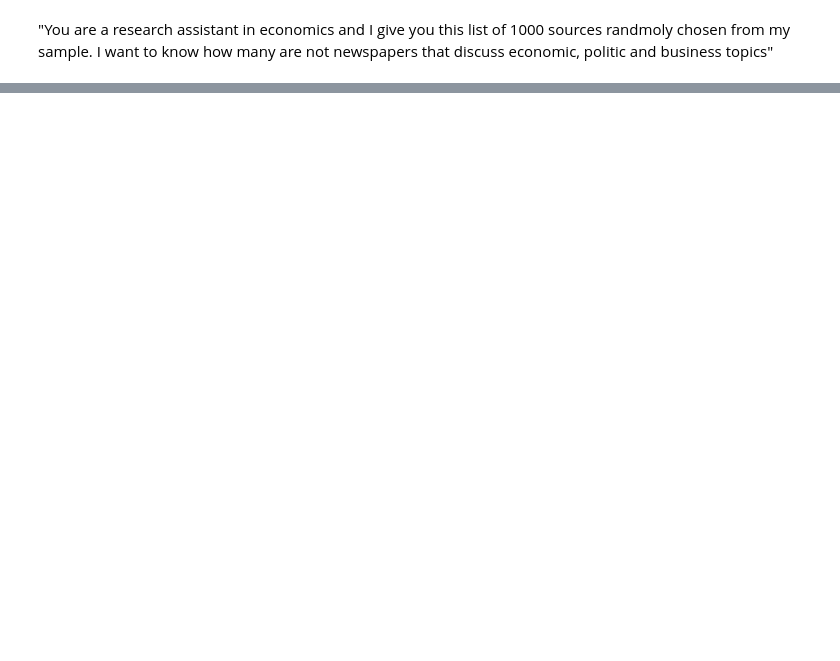
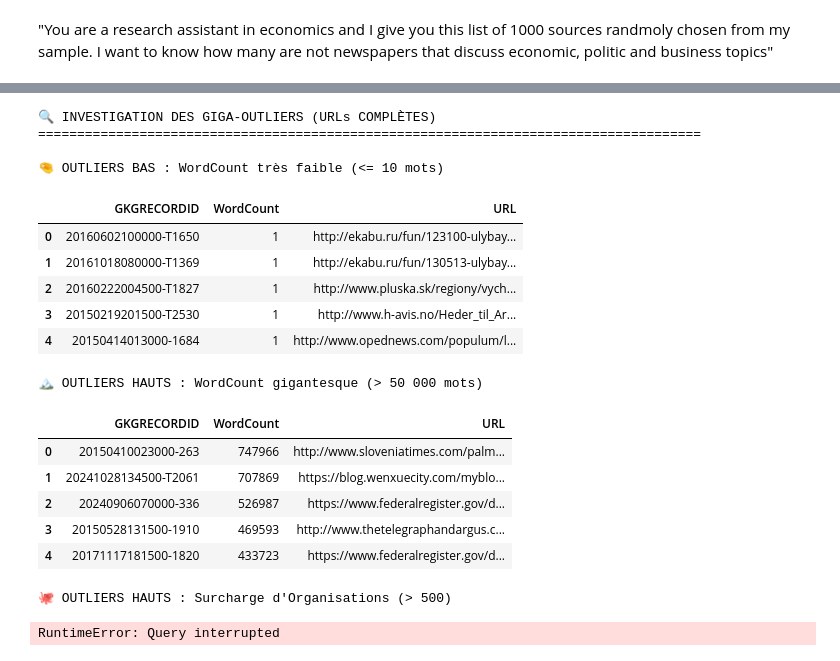
Before and after one commit to clucasmurex/gdelt, a Jupyter notebook: B_total_sources_analysis.ipynb, the cells around one changed output, grey strips where cells are left out. Cells and saved outputs as stored; diff of their text form; code cells hidden in the pictures; blank space fills up the shorter version.

```diff
--- a/B_total_sources_analysis.ipynb
+++ b/B_total_sources_analysis.ipynb
@@ -1230,0 +351,73 @@ display(
+# %%
+import pandas as pd
+
+print("🔍 INVESTIGATION DES GIGA-OUTLIERS (URLs COMPLÈTES)")
+print("="*85)
+
+# On demande temporairement à Pandas de ne pas tronquer le contenu des colonnes
+with pd.option_context('display.max_colwidth', None):
+
+    # 1. Les articles minuscules (Ex: WordCount = 1)
+    print("\n🤏 OUTLIERS BAS : WordCount très faible (<= 10 mots)")
+    display(con.execute("""
+        SELECT GKGRECORDID, WordCount, DocumentIdentifier AS URL
+        FROM gkg_clean
+        WHERE WordCount <= 10
+        ORDER BY WordCount ASC
+        LIMIT 5;
+    """).df())
+
+    # 2. Les articles gigantesques (Ex: WordCount > 50 000)
+    print("\n🏔️ OUTLIERS HAUTS : WordCount gigantesque (> 50 000 mots)")
+    display(con.execute("""
+        SELECT GKGRECORDID, WordCount, DocumentIdentifier AS URL
+        FROM gkg_clean
+        WHERE WordCount > 5000
+        ORDER BY WordCount DESC
+        LIMIT 5;
+    """).df())
+
+    # 3. Les surcharges d'entités (Organisations / Personnes / Thèmes)
+    print("\n🐙 OUTLIERS HAUTS : Surcharge d'Organisations (> 500)")
+    display(con.execute("""
+        SELECT
+            GKGRECORDID,
+            ARRAY_LENGTH(string_split(Organizations, ';')) AS Nb_Orgs,
+            DocumentIdentifier AS URL
+        FROM gkg_clean
+        WHERE Organizations != '' AND ARRAY_LENGTH(string_split(Organizations, ';')) > 100
+        ORDER BY Nb_Orgs DESC
+        LIMIT 5;
+    """).df())
+
+    print("\n🧠 OUTLIERS HAUTS : Surcharge de Thèmes (> 10 000)")
+    display(con.execute("""
+        SELECT
+            GKGRECORDID,
+            ARRAY_LENGTH(string_split(EnhancedThemes, ';')) AS Nb_Themes,
+            DocumentIdentifier AS URL
+        FROM gkg_clean
+        WHERE EnhancedThemes != '' AND ARRAY_LENGTH(string_split(EnhancedThemes, ';')) > 1000
+        ORDER BY Nb_Themes DESC
+        LIMIT 5;
+    """).df())
+# %% [output]
+🔍 INVESTIGATION DES GIGA-OUTLIERS (URLs COMPLÈTES)
+=====================================================================================
+
+🤏 OUTLIERS BAS : WordCount très faible (<= 10 mots)
+|  | GKGRECORDID | WordCount | URL |
+| 0 | 20160602100000-T1650 | 1 | http://ekabu.ru/fun/123100-ulybay... |
+| 1 | 20161018080000-T1369 | 1 | http://ekabu.ru/fun/130513-ulybay... |
+| 2 | 20160222004500-T1827 | 1 | http://www.pluska.sk/regiony/vych... |
+| 3 | 20150219201500-T2530 | 1 | http://www.h-avis.no/Heder_til_Ar... |
+| 4 | 20150414013000-1684 | 1 | http://www.opednews.com/populum/l... |
+🏔️ OUTLIERS HAUTS : WordCount gigantesque (> 50 000 mots)
+|  | GKGRECORDID | WordCount | URL |
+| 0 | 20150410023000-263 | 747966 | http://www.sloveniatimes.com/palm... |
+| 1 | 20241028134500-T2061 | 707869 | https://blog.wenxuecity.com/myblo... |
+| 2 | 20240906070000-336 | 526987 | https://www.federalregister.gov/d... |
+| 3 | 20150528131500-1910 | 469593 | http://www.thetelegraphandargus.c... |
+| 4 | 20171117181500-1820 | 433723 | https://www.federalregister.gov/d... |
+🐙 OUTLIERS HAUTS : Surcharge d'Organisations (> 500)
+RuntimeError: Query interrupted
```
Also changed, not shown: parts of 9 cells of this notebook, 3 other files.
